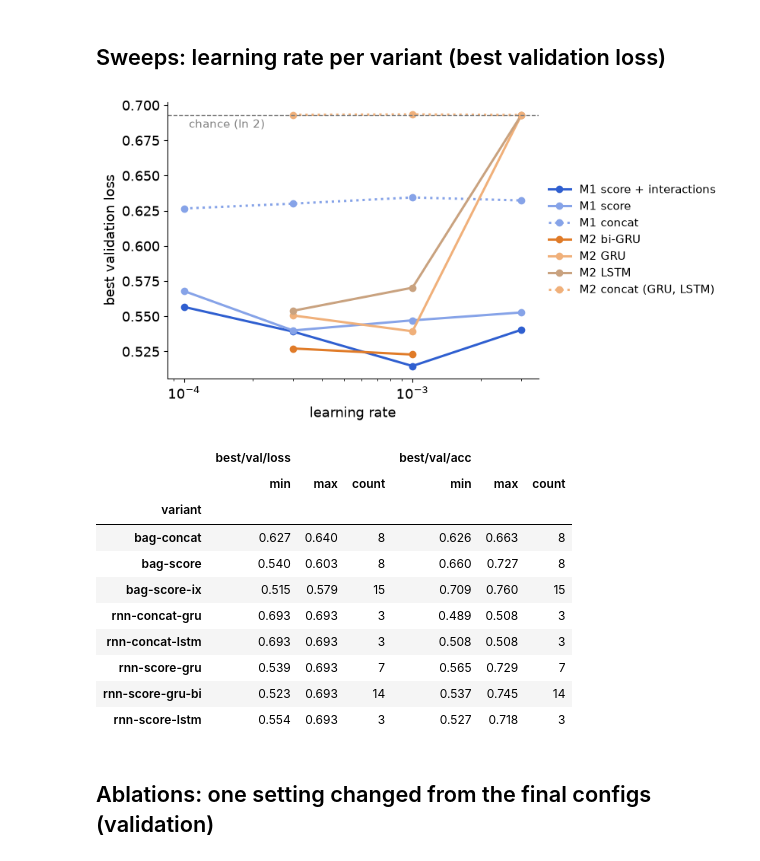
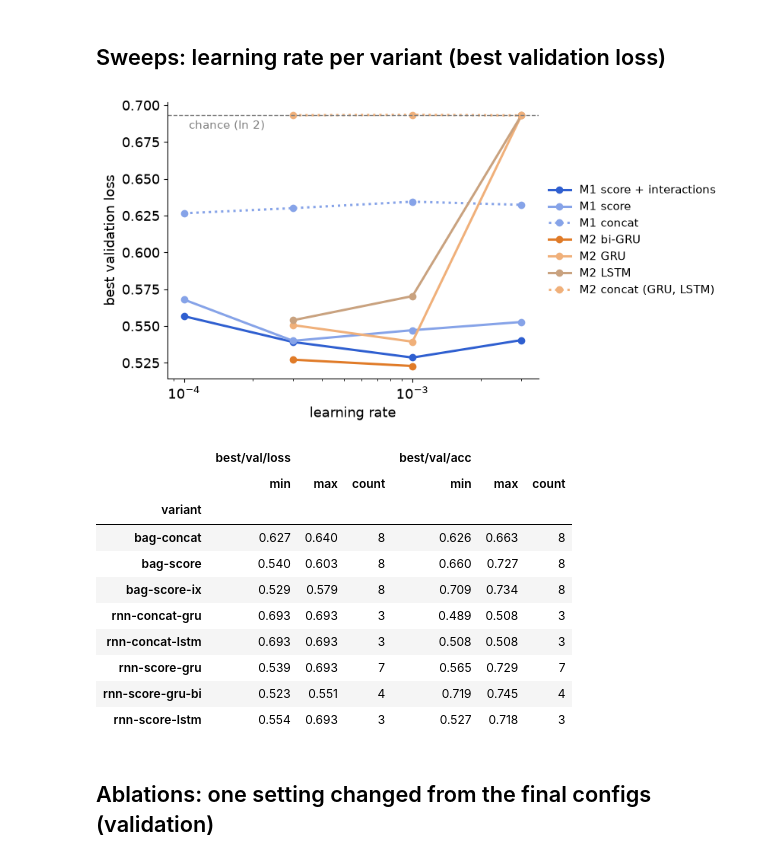
Before and after one commit to mavgit1/nlp-hs26-art, a Jupyter notebook: notebooks/02_results.ipynb, the cells around one changed output. Drawn from its saved outputs; the diff is of its cells as text; code cells hidden in the pictures.

Commit message:
Keep ablations out of the LR sweep plot

```diff
--- a/notebooks/02_results.ipynb
+++ b/notebooks/02_results.ipynb
@@ -29,17 +29,18 @@ len(runs)
 # %% [markdown]
 ## Sweeps: learning rate per variant (best validation loss)
 # %%
-sw = runs[runs.tags.fillna('').str.contains('sweep')]
+tags = runs.tags.fillna('')
+sw = runs[tags.str.contains('sweep') & ~tags.str.contains('ablation')]
 fig, ax = plt.subplots(figsize=(8.5, 4.6))
 for v, (lab, col, ls) in SWEEP.items():
     g = sw[sw.variant == v].groupby('lr')['best/val/loss'].min()
     ax.plot(g.index, g.values, marker='o', c=col, ls=ls, lw=2.2, label=lab)
 ax.axhline(0.6931, ls='--', c='grey', lw=1); ax.text(1.05e-4, 0.684, 'chance (ln 2)', color='grey', fontsize=11)
 ax.set(xscale='log', xlabel='learning rate', ylabel='best validation loss')
 ax.legend(fontsize=10.5, frameon=False, loc='center left', bbox_to_anchor=(1, 0.5)); fig.tight_layout()
 fig.savefig(FIG / 'lr_sweep.png', dpi=200); plt.show()
 # %% [output]
-[figure, old version]
+[figure, new version]
 # %%
 sw.groupby('variant')[['best/val/loss', 'best/val/acc']].agg(['min', 'max', 'count']).round(3)
 # %% [output]
@@ -48,11 +49,11 @@ sw.groupby('variant')[['best/val/loss', 'best/val/acc']].agg(['min', 'max', 'cou
 | variant |  |  |  |  |  |  |
 | bag-concat | 0.627 | 0.640 | 8 | 0.626 | 0.663 | 8 |
 | bag-score | 0.540 | 0.603 | 8 | 0.660 | 0.727 | 8 |
-| bag-score-ix | 0.515 | 0.579 | 15 | 0.709 | 0.760 | 15 |
+| bag-score-ix | 0.529 | 0.579 | 8 | 0.709 | 0.734 | 8 |
 | rnn-concat-gru | 0.693 | 0.693 | 3 | 0.489 | 0.508 | 3 |
 | rnn-concat-lstm | 0.693 | 0.693 | 3 | 0.508 | 0.508 | 3 |
 | rnn-score-gru | 0.539 | 0.693 | 7 | 0.565 | 0.729 | 7 |
-| rnn-score-gru-bi | 0.523 | 0.693 | 14 | 0.537 | 0.745 | 14 |
+| rnn-score-gru-bi | 0.523 | 0.551 | 4 | 0.719 | 0.745 | 4 |
 | rnn-score-lstm | 0.554 | 0.693 | 3 | 0.527 | 0.718 | 3 |
 # %% [markdown]
 ## Ablations: one setting changed from the final configs (validation)
```
